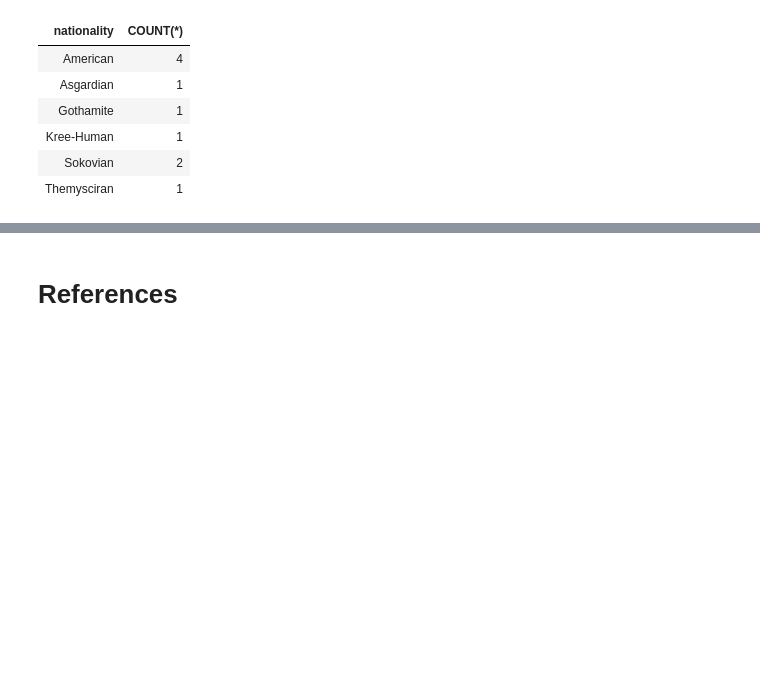
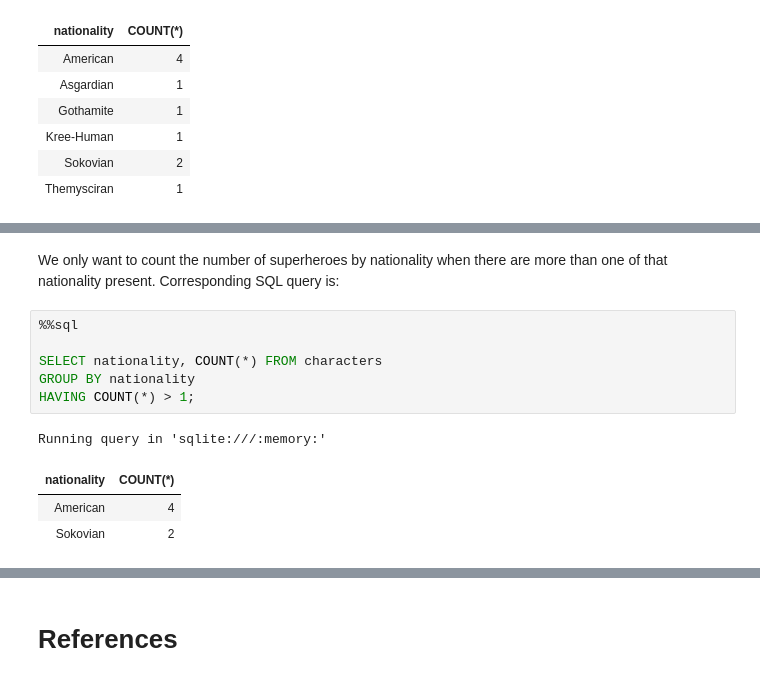
Before and after one commit to ancilcleetus/My-Learning-Journey-in-AI, a Jupyter notebook: Tools/SQL_Crash_Course.ipynb, the cells around one changed output, grey strips where cells are left out. Saved outputs shown, nothing was run; the diff lists cells and outputs as text; blank space fills up the shorter version.

Commit message:
Added 'Using the HAVING clause to filter aggregate functions' in SQL_Crash_Course.ipynb

```diff
--- a/Tools/SQL_Crash_Course.ipynb
+++ b/Tools/SQL_Crash_Course.ipynb
@@ -714,0 +724,13 @@ Running query in 'sqlite:///:memory:'
+# %% [markdown]
+We only want to count the number of superheroes by nationality when there are more than one of that nationality present. Corresponding SQL query is:
+# %%
+%%sql
+
+SELECT nationality, COUNT(*) FROM characters
+GROUP BY nationality
+HAVING COUNT(*) > 1;
+# %% [output]
+Running query in 'sqlite:///:memory:'
+| nationality | COUNT(*) |
+| American | 4 |
+| Sokovian | 2 |
```
Also changed, not shown: parts of 4 cells of this notebook.
